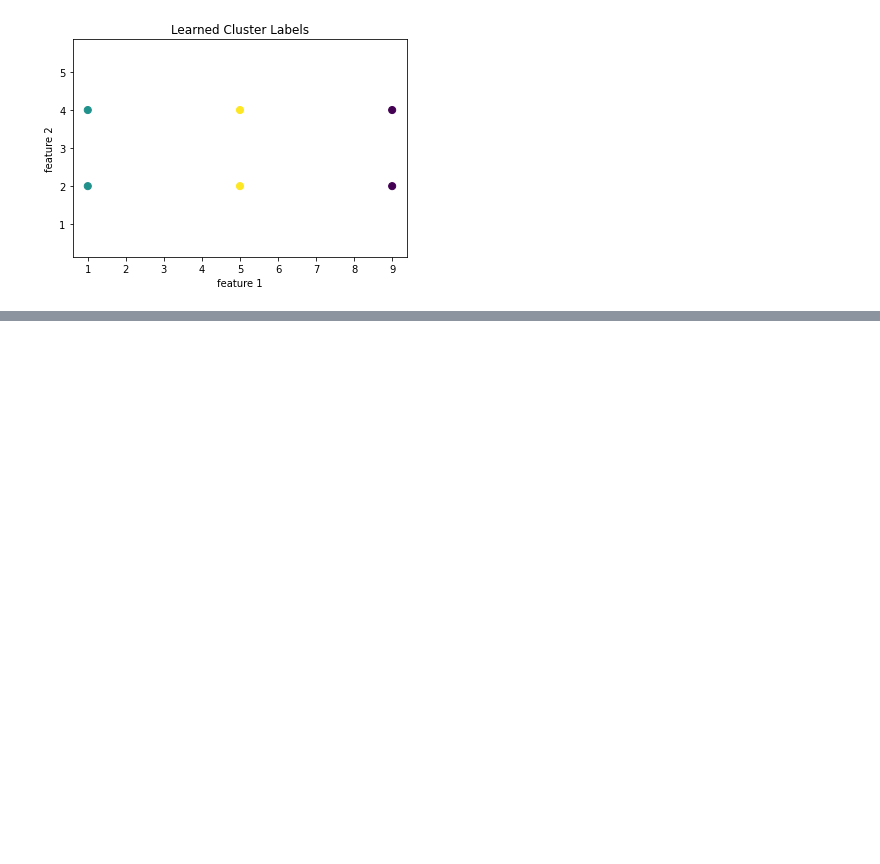
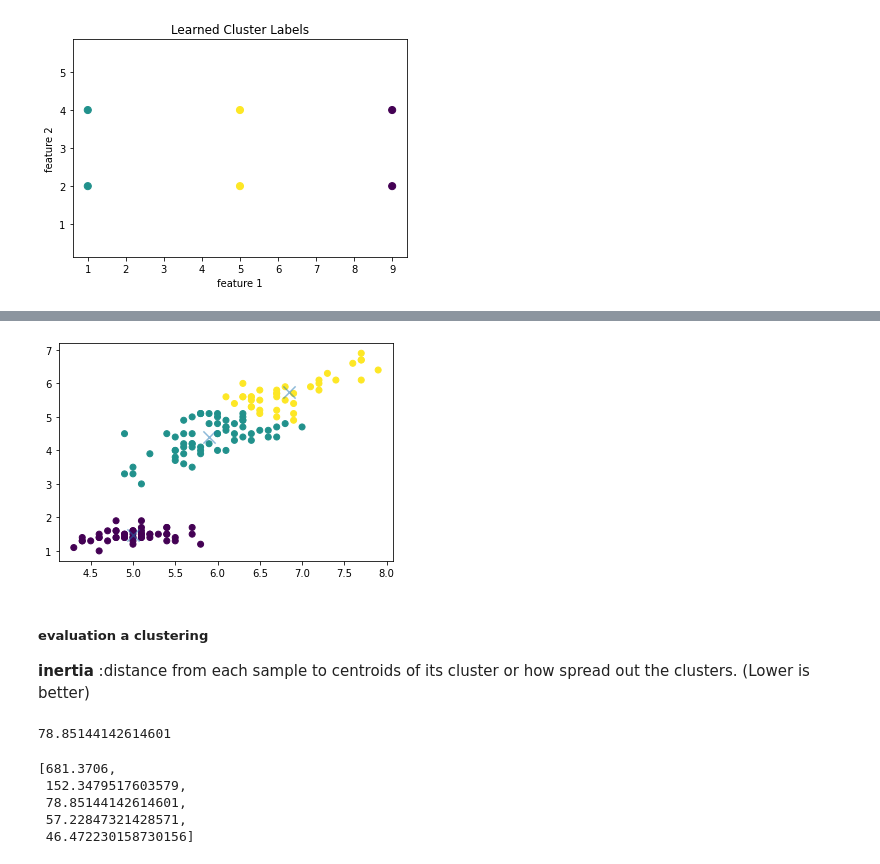
Before and after one commit to shmrostami/ML-Learn, a Jupyter notebook: Clustering/KMeans.ipynb, the cells around one changed output, grey strips where cells are left out. Drawn from its saved outputs; the diff is of its cells as text; code cells hidden in the pictures; blank space fills up the shorter version.

```diff
--- a/Clustering/KMeans.ipynb
+++ b/Clustering/KMeans.ipynb
@@ -45,0 +50,7 @@ ax.set_title('Learned Cluster Labels');
+# %%
+ iris = load_iris()
+# %%
+kmn = KMeans(n_clusters=3)
+kmn.fit(iris.data)
+labels = kmn.predict(iris.data)
+labels
@@ -45,0 +65,17 @@ ax.set_title('Learned Cluster Labels');
+# %%
+xs = iris.data[:,0]
+ys = iris.data[:,2]
+centroids = kmn.cluster_centers_
+plt.scatter(xs, ys, c=labels)
+plt.scatter(centroids[:,0], centroids[:,2], marker='x', s=150, alpha=0.5)
+plt.show()
+# %% [output]
+[figure, added]
+# %% [markdown]
+##### evaluation a clustering
+**inertia** :distance from each sample to centroids of its cluster or how spread out the clusters.
+(Lower is better)
+# %%
+print(kmn.inertia_)
+# %% [output]
+78.85144142614601
@@ -45,0 +84,13 @@ ax.set_title('Learned Cluster Labels');
+# %%
+inertia_list = []
+for k in np.arange(1, 6):
+    kmn = KMeans(n_clusters=k)
+    kmn.fit(iris.data)
+    inertia_list.append(kmn.inertia_)
+inertia_list
+# %% [output]
+[681.3706,
+ 152.3479517603579,
+ 78.85144142614601,
+ 57.22847321428571,
+ 46.472230158730156]
```
Also changed, not shown: parts of 6 cells of this notebook, 4 other files.
